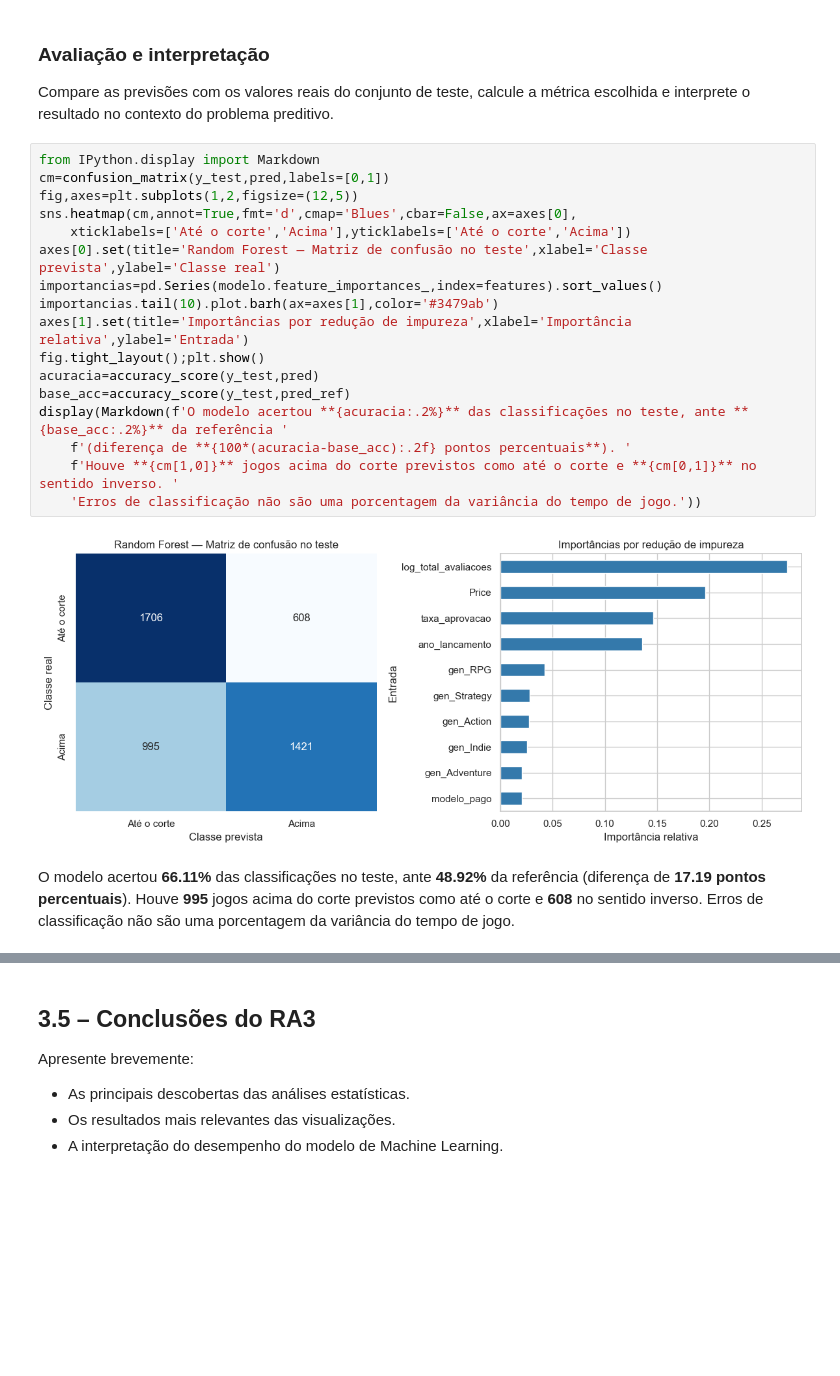
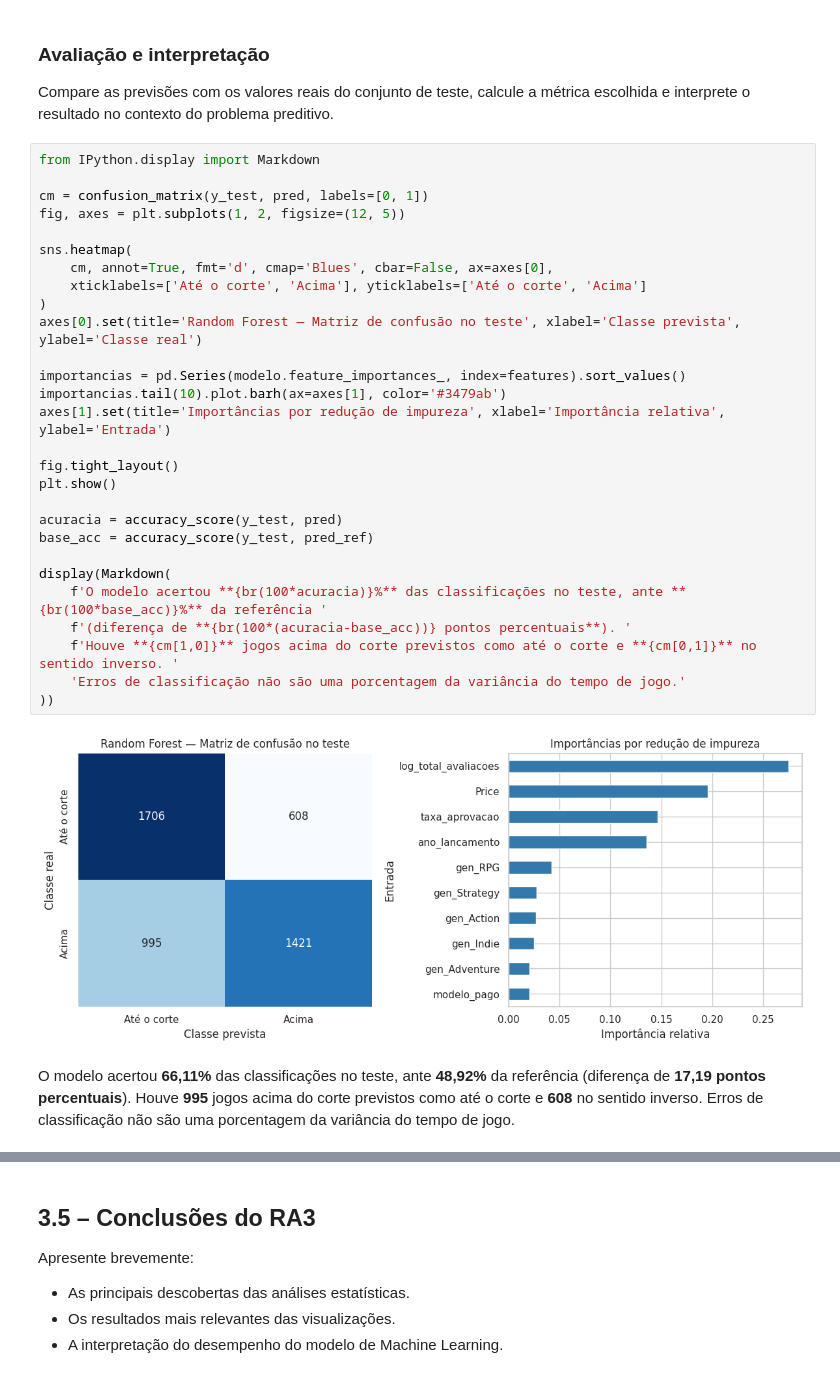
Before and after one commit to Gustavo-Delinski/Data-analytics, a Jupyter notebook: Cemplate_projeto_data_analytics_(1).ipynb, the cells around one changed output, grey strips where cells are left out. Cells and saved outputs as stored; diff of their text form; blank space fills up the shorter version.

```diff
--- a/Cemplate_projeto_data_analytics_(1).ipynb
+++ b/Cemplate_projeto_data_analytics_(1).ipynb
@@ -1136,24 +1258,35 @@ Acima do corte       0.70      0.59      0.64      2416
 Compare as previsões com os valores reais do conjunto de teste, calcule a métrica escolhida e interprete o resultado no contexto do problema preditivo.
 # %%
 from IPython.display import Markdown
-cm=confusion_matrix(y_test,pred,labels=[0,1])
-fig,axes=plt.subplots(1,2,figsize=(12,5))
-sns.heatmap(cm,annot=True,fmt='d',cmap='Blues',cbar=False,ax=axes[0],
-    xticklabels=['Até o corte','Acima'],yticklabels=['Até o corte','Acima'])
-axes[0].set(title='Random Forest — Matriz de confusão no teste',xlabel='Classe prevista',ylabel='Classe real')
-importancias=pd.Series(modelo.feature_importances_,index=features).sort_values()
-importancias.tail(10).plot.barh(ax=axes[1],color='#3479ab')
-axes[1].set(title='Importâncias por redução de impureza',xlabel='Importância relativa',ylabel='Entrada')
-fig.tight_layout();plt.show()
-acuracia=accuracy_score(y_test,pred)
-base_acc=accuracy_score(y_test,pred_ref)
-display(Markdown(f'O modelo acertou **{acuracia:.2%}** das classificações no teste, ante **{base_acc:.2%}** da referência '
-    f'(diferença de **{100*(acuracia-base_acc):.2f} pontos percentuais**). '
+
+cm = confusion_matrix(y_test, pred, labels=[0, 1])
+fig, axes = plt.subplots(1, 2, figsize=(12, 5))
+
+sns.heatmap(
+    cm, annot=True, fmt='d', cmap='Blues', cbar=False, ax=axes[0],
+    xticklabels=['Até o corte', 'Acima'], yticklabels=['Até o corte', 'Acima']
+)
+axes[0].set(title='Random Forest — Matriz de confusão no teste', xlabel='Classe prevista', ylabel='Classe real')
+
+importancias = pd.Series(modelo.feature_importances_, index=features).sort_values()
+importancias.tail(10).plot.barh(ax=axes[1], color='#3479ab')
+axes[1].set(title='Importâncias por redução de impureza', xlabel='Importância relativa', ylabel='Entrada')
+
+fig.tight_layout()
+plt.show()
+
+acuracia = accuracy_score(y_test, pred)
+base_acc = accuracy_score(y_test, pred_ref)
+
+display(Markdown(
+    f'O modelo acertou **{br(100*acuracia)}%** das classificações no teste, ante **{br(100*base_acc)}%** da referência '
+    f'(diferença de **{br(100*(acuracia-base_acc))} pontos percentuais**). '
     f'Houve **{cm[1,0]}** jogos acima do corte previstos como até o corte e **{cm[0,1]}** no sentido inverso. '
-    'Erros de classificação não são uma porcentagem da variância do tempo de jogo.'))
+    'Erros de classificação não são uma porcentagem da variância do tempo de jogo.'
+))
 # %% [output]
-[figure, old version]
+[figure, new version]
-O modelo acertou **66.11%** das classificações no teste, ante **48.92%** da referência (diferença de **17.19 pontos percentuais**). Houve **995** jogos acima do corte previstos como até o corte e **608** no sentido inverso. Erros de classificação não são uma porcentagem da variância do tempo de jogo.
+O modelo acertou **66,11%** das classificações no teste, ante **48,92%** da referência (diferença de **17,19 pontos percentuais**). Houve **995** jogos acima do corte previstos como até o corte e **608** no sentido inverso. Erros de classificação não são uma porcentagem da variância do tempo de jogo.
 # %% [markdown]
 **Resposta do grupo:**
 A Random Forest atingiu 66,11% de acurácia no teste, contra 48,92% da referência por classe majoritária;
```
Also changed, not shown: parts of 24 cells of this notebook, 1 other file.
